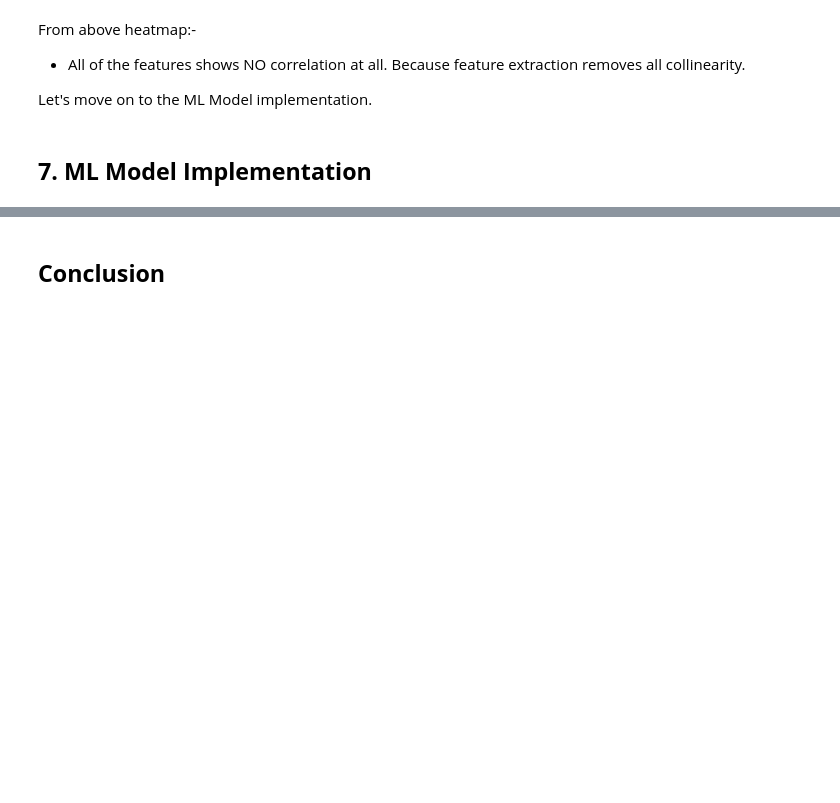
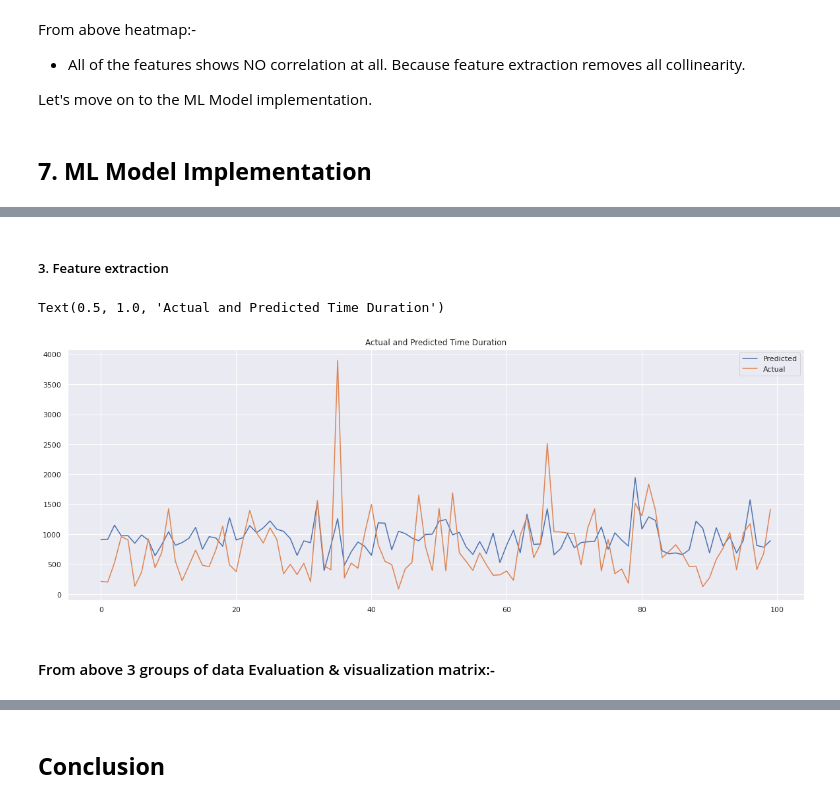
Before and after one commit to KrushnaChaure/NYC-Taxi-Trip-Time-Prediction, a Jupyter notebook: Krushna_Chaure_NYC_Taxi_Trip_Time_Prediction_Capstone_Project.ipynb, the cells around one changed output, grey strips where cells are left out. Drawn from its saved outputs; the diff is of its cells as text; code cells hidden in the pictures; blank space fills up the shorter version.

```diff
--- a/Krushna_Chaure_NYC_Taxi_Trip_Time_Prediction_Capstone_Project.ipynb
+++ b/Krushna_Chaure_NYC_Taxi_Trip_Time_Prediction_Capstone_Project.ipynb
@@ -1347,0 +1489,6 @@ Let's move on to the  ML Model implementation.
+# %%
+# Linear regressor for the Feature extraction group
+# Instance the linear regression object
+regressor2 = LinearRegression()
+# Fit the Algorithm
+regressor2.fit(X_train_pca,y_train_pca)
@@ -1347,0 +1599,4 @@ Let's move on to the  ML Model implementation.
+# %%
+# Predict on the model test features of Feature Extraction group
+y_pred_pca = regressor2.predict(X_test_pca)
+y_pred_pca
@@ -1369,0 +1706,14 @@ def EvaluationMetric(Xt,yt,yp,disp="on"):
+# %% [markdown]
+##### 3. Feature extraction
+# %%
+# Plotting Actual and Predicted Values for test Feature extraction
+plt.figure(figsize=(20,7))
+plt.plot((y_pred_pca)[:100])
+plt.plot((np.array(y_test_pca)[:100]))
+plt.legend(["Predicted","Actual"])
+plt.title('Actual and Predicted Time Duration')
+# %% [output]
+Text(0.5, 1.0, 'Actual and Predicted Time Duration')
+[figure, added]
+# %% [markdown]
+#### From above 3 groups of data Evaluation & visualization matrix:-
```
Also changed, not shown: parts of 147 cells of this notebook.
